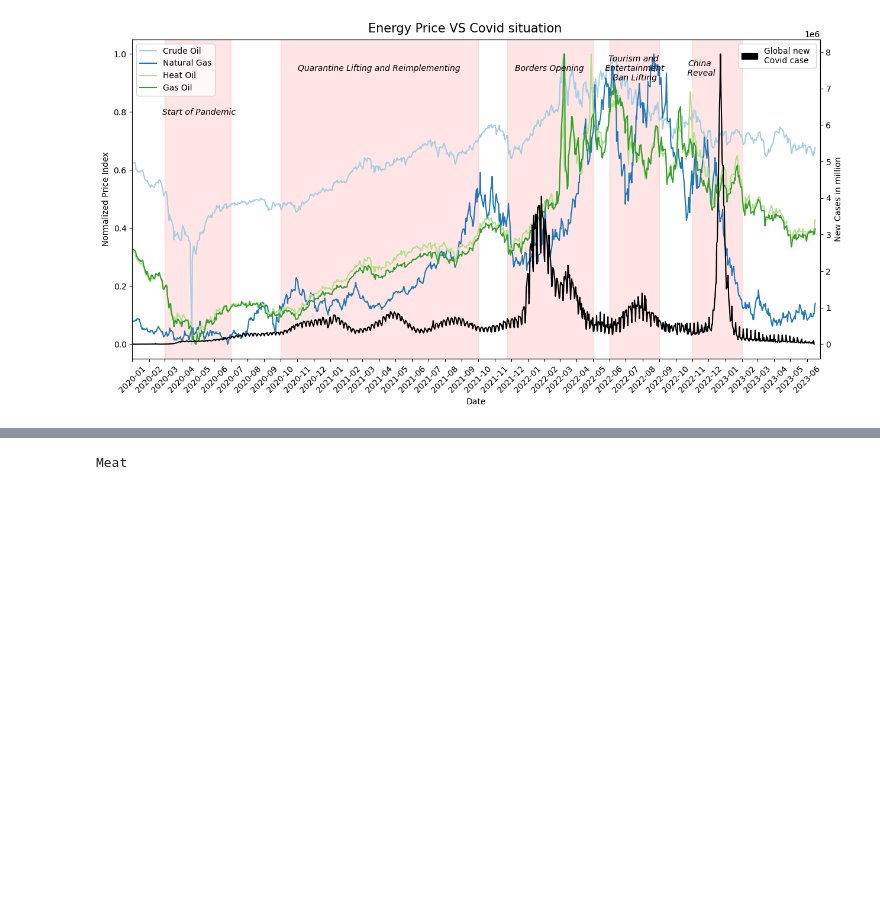
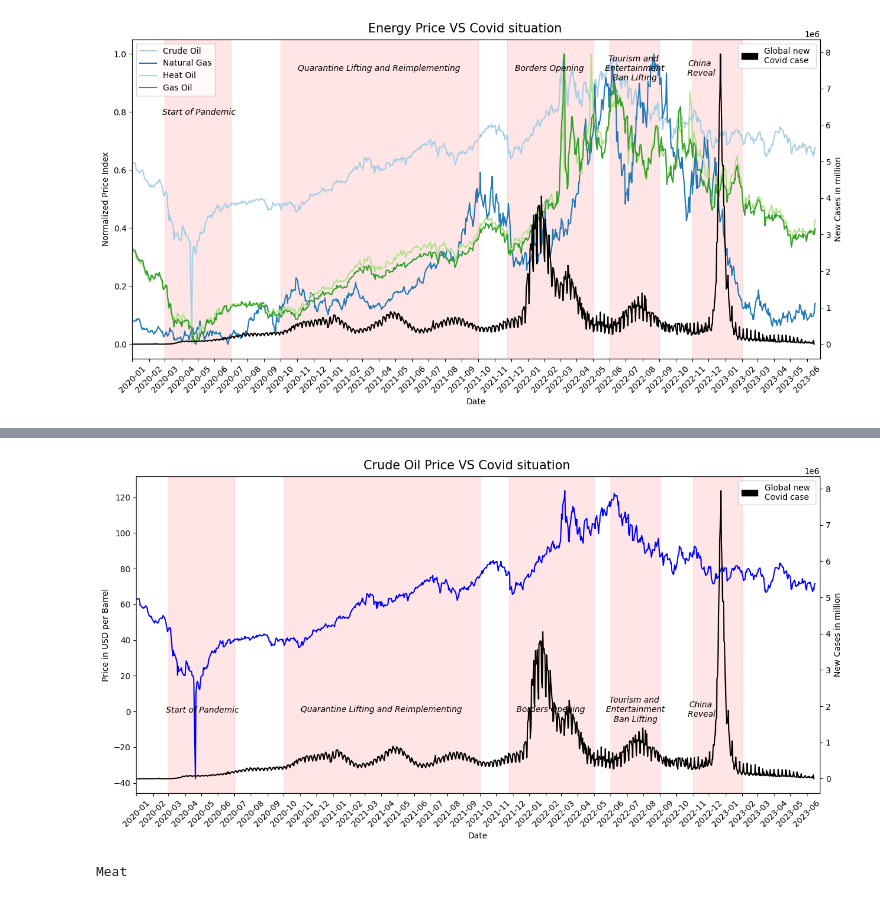
Before and after one commit to bsssgrace/5001-mini-project, a Jupyter notebook: Source Code/5001-mini-project.ipynb, the cells around one changed output, grey strips where cells are left out. Cells and saved outputs as stored; diff of their text form; code cells hidden in the pictures; blank space fills up the shorter version.

```diff
--- a/Source Code/5001-mini-project.ipynb
+++ b/Source Code/5001-mini-project.ipynb
@@ -460,3 +381,92 @@ plt.show()
 # %% [output]
 Energy
 [figure]
+# %%
+print("Crude Oil")
+
+plt.figure(figsize = [15,7])
+plt.suptitle('Crude Oil Price VS Covid situation', size = 15, y=0.92)
+ax1 = sns.lineplot(
+        x='Date',
+        y='Price',
+        data=df1,
+        sort=True,
+        color='blue',
+        #palette="Paired",
+        #hue='Commodity',
+        legend = 'full'
+)
+ax1.set_ylabel('Price in USD per Barrel')
+
+#ax1.set_ylim(-50, 150)
+#ax1_patch = mpatches.Patch(color='blue', label='Price')
+#ax1.legend(handles=[ax1_patch], loc="upper left")
+# set up the 2nd axis
+ax2 = ax1.twinx()
+# plot bar chart on axis #2
+ax2 = sns.lineplot(
+        x='Date_reported',
+        y='New_cases',
+        data=df36,
+        color='black',
+        sort=True,
+        alpha=1,
+        ax = ax2       # Pre-existing axes for the plot
+    )
+ax2.grid(False) # turn off grid #2
+ax2.set_ylabel('Global new \nCovid case')
+#ax2.set_ylim(-0.1, 0.1)
+ax2_patch = mpatches.Patch(color='black', label='Global new \nCovid case')
+ax2.legend(handles=[ax2_patch], loc="upper right")
+
+ax1.axvspan(*mdates.datestr2num(['2020-03-01', '2020-07-01']), color="red", alpha=0.1)
+ax1.text(*mdates.datestr2num(['2020-05-03']), 0.8, "Start of Pandemic",
+       fontsize = 10,          # Size
+       fontstyle = "oblique",  # Style
+       color = "black",          # Color
+       ha = "center", # Horizontal alignment
+       va = "center") # Vertical alignment
+
+ax1.axvspan(*mdates.datestr2num(['10/01/2020', '10/01/2021']), color="red", alpha=0.1)
+ax1.text(*mdates.datestr2num(['2021-04-01']), 0.95, "Quarantine Lifting and Reimplementing",
+       fontsize = 10,          # Size
+       fontstyle = "oblique",  # Style
+       color = "black",          # Color
+       ha = "center", # Horizontal alignment
+       va = "center") # Vertical alignment
+
+ax1.axvspan(*mdates.datestr2num(['11/24/2021', '05/01/2022']), color="red", alpha=0.1)
+ax1.text(*mdates.datestr2num(['2022-02-10']), 0.95, "Borders Opening",
+       fontsize = 10,          # Size
+       fontstyle = "oblique",  # Style
+       color = "black",          # Color
+       ha = "center", # Horizontal alignment
+       va = "center") # Vertical alignment
+
+ax1.axvspan(*mdates.datestr2num(['06/01/2022', '09/01/2022']), color="red", alpha=0.1)
+ax1.text(*mdates.datestr2num(['2022-07-15']), 0.95, "Tourism and\n Entertainment\n Ban Lifting",
+       fontsize = 10,          # Size
+       fontstyle = "oblique",  # Style
+       color = "black",          # Color
+       ha = "center", # Horizontal alignment
+       va = "center") # Vertical alignment
+
+ax1.axvspan(*mdates.datestr2num(['11/01/2022', '02/01/2023']), color="red", alpha=0.1)
+ax1.text(*mdates.datestr2num(['2022-11-15']), 0.95, "China\n Reveal",
+       fontsize = 10,          # Size
+       fontstyle = "oblique",  # Style
+       color = "black",          # Color
+       ha = "center", # Horizontal alignment
+       va = "center") # Vertical alignment
+
+locator = mdates.MonthLocator()
+Axis.set_major_locator(ax1.xaxis,locator)
+plt.setp(ax1.get_xticklabels(), rotation = 45, horizontalalignment='center')
+plt.xticks(fontsize = 5)
+#plt.yticks(fontsize = 5)
+plt.ylabel('New Cases in million')
+plt.yscale('linear')
+plt.xlim(*mdates.datestr2num(['2020-01-01', '2023-06-25']))
+#ax1.legend(fontsize=10, loc="upper left")
+plt.show()
+# %% [output]
@@ -463,3 +474,4 @@ Energy
+[figure, added]
 # %%
 print("Meat")
 df_meat = pd.DataFrame()
```
Also changed, not shown: parts of 3 cells of this notebook.
